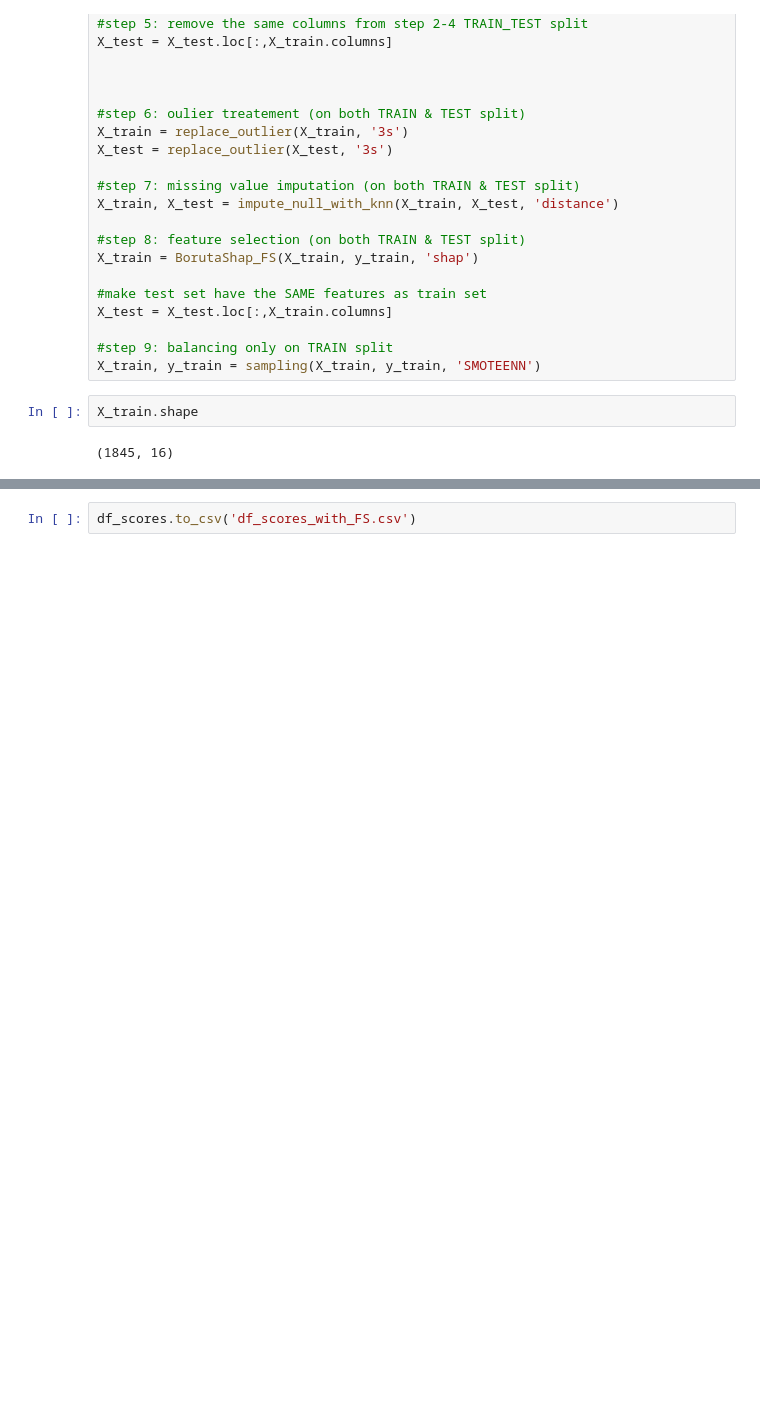
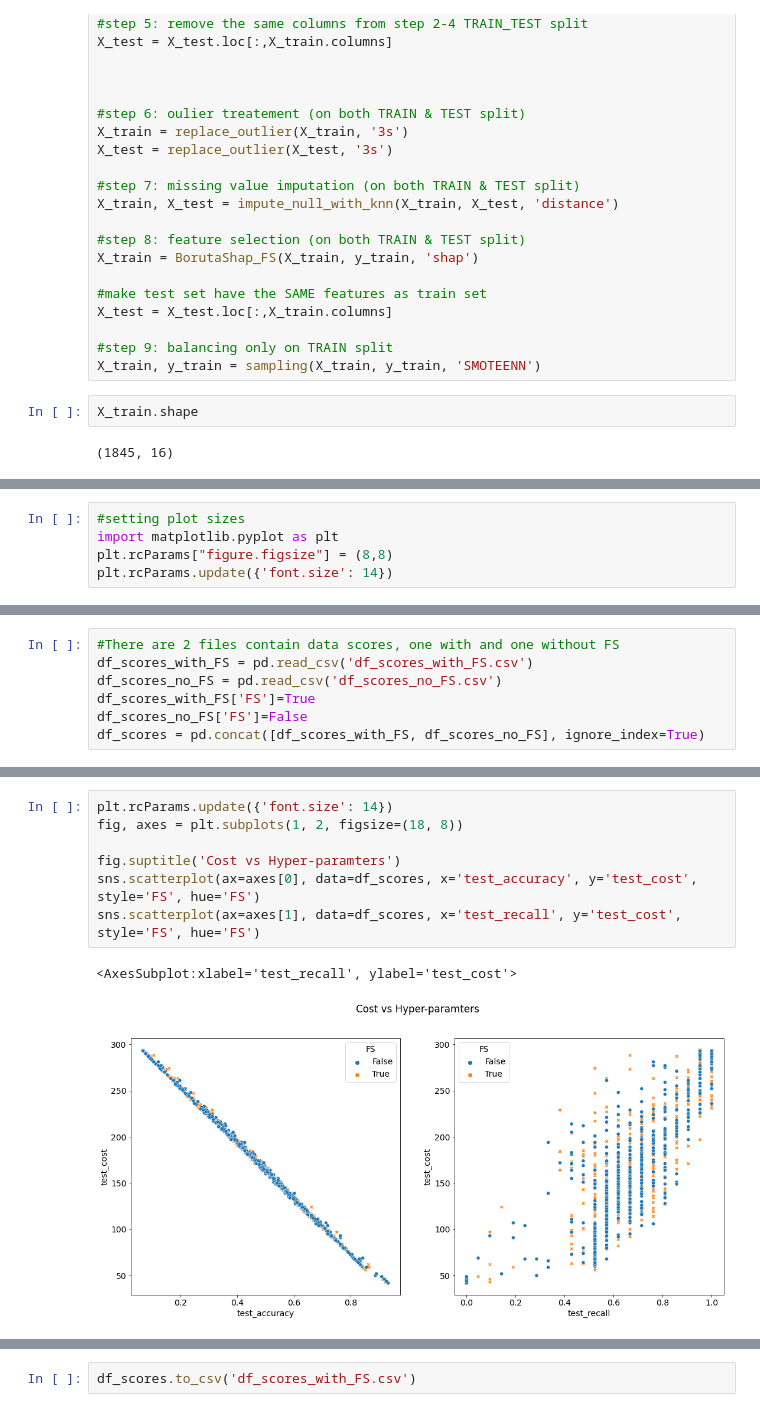
Before and after one commit to hinatanvir/Fault-Detection-SECOM, a Jupyter notebook: 3rd presentation/daniel/console-step-wise-own-search.ipynb, the cells around one changed output, grey strips where cells are left out. Cells and saved outputs as stored; diff of their text form; blank space fills up the shorter version.

```diff
--- a/3rd presentation/daniel/console-step-wise-own-search.ipynb
+++ b/3rd presentation/daniel/console-step-wise-own-search.ipynb
@@ -600,0 +601,5 @@ df_scores
+# %%
+#setting plot sizes
+import matplotlib.pyplot as plt
+plt.rcParams["figure.figsize"] = (8,8)
+plt.rcParams.update({'font.size': 14})
@@ -600,0 +615,7 @@ df_scores
+# %%
+#There are 2 files contain data scores, one with and one without FS
+df_scores_with_FS = pd.read_csv('df_scores_with_FS.csv')
+df_scores_no_FS = pd.read_csv('df_scores_no_FS.csv')
+df_scores_with_FS['FS']=True
+df_scores_no_FS['FS']=False
+df_scores = pd.concat([df_scores_with_FS, df_scores_no_FS], ignore_index=True)
@@ -600,0 +655,10 @@ df_scores
+# %%
+plt.rcParams.update({'font.size': 14})
+fig, axes = plt.subplots(1, 2, figsize=(18, 8))
+
+fig.suptitle('Cost vs Hyper-paramters')
+sns.scatterplot(ax=axes[0], data=df_scores, x='test_accuracy', y='test_cost', style='FS', hue='FS')
+sns.scatterplot(ax=axes[1], data=df_scores, x='test_recall', y='test_cost', style='FS', hue='FS')
+# %% [output]
+<AxesSubplot:xlabel='test_recall', ylabel='test_cost'>
+[figure, added]
```
Also changed, not shown: parts of 29 cells of this notebook, 1 other file.
